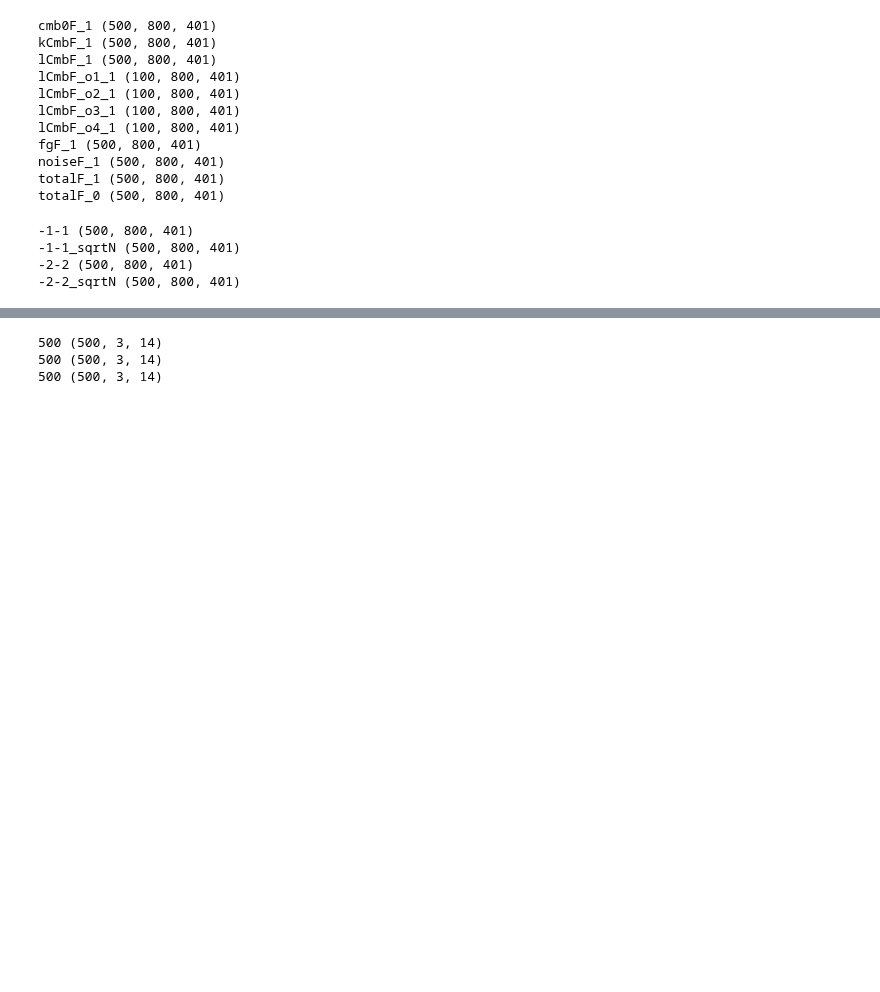
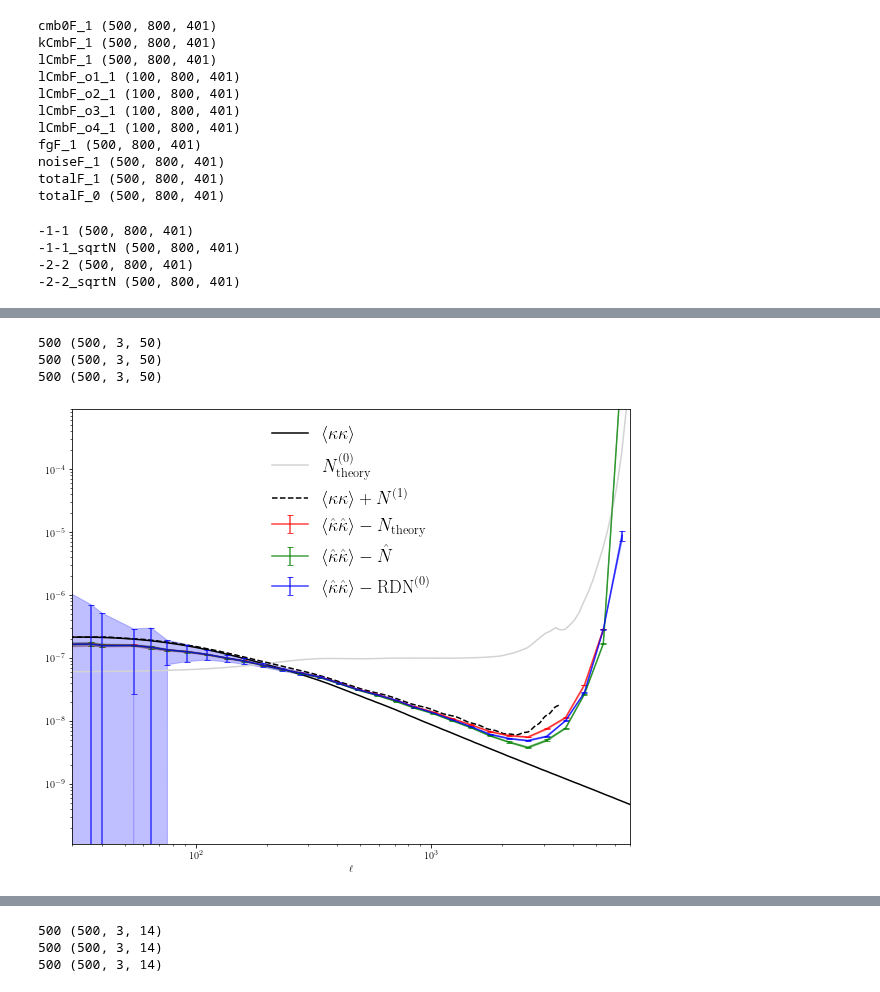
Before and after one commit to DelonShen/LensQuEst, a Jupyter notebook: dev/figs_unmasked.ipynb, the cells around one changed output, grey strips where cells are left out. Cells and saved outputs as stored; diff of their text form; code cells hidden in the pictures; blank space fills up the shorter version.

```diff
--- a/dev/figs_unmasked.ipynb
+++ b/dev/figs_unmasked.ipynb
@@ -483,3 +505,18 @@ plt.savefig('figures/mNhat_vs_mNtheory_vs_RDN0.pdf', bbox_inches='tight')
+# %%
+graph_from_keys([
+#     'QEQE-N0',
+    'QEQE-Ntheory',
+    'QEQE-Nhat',
+    'QEQE-RDN(0)',
+#     'RDN(0)o2'
+#     'QEQE-2Nhat+Ntheory',
+], offset=0.00, pN1=True)
+plt.savefig('figures/mNhat_vs_mNtheory_vs_RDN0_withN1.pdf', bbox_inches='tight')
+# %% [output]
+500 (500, 3, 50)
+500 (500, 3, 50)
+500 (500, 3, 50)
+[figure, added]
 # %%
 graph_from_keys([
     'GRF',
```
Also changed, not shown: parts of 12 cells of this notebook, 38 other files.
